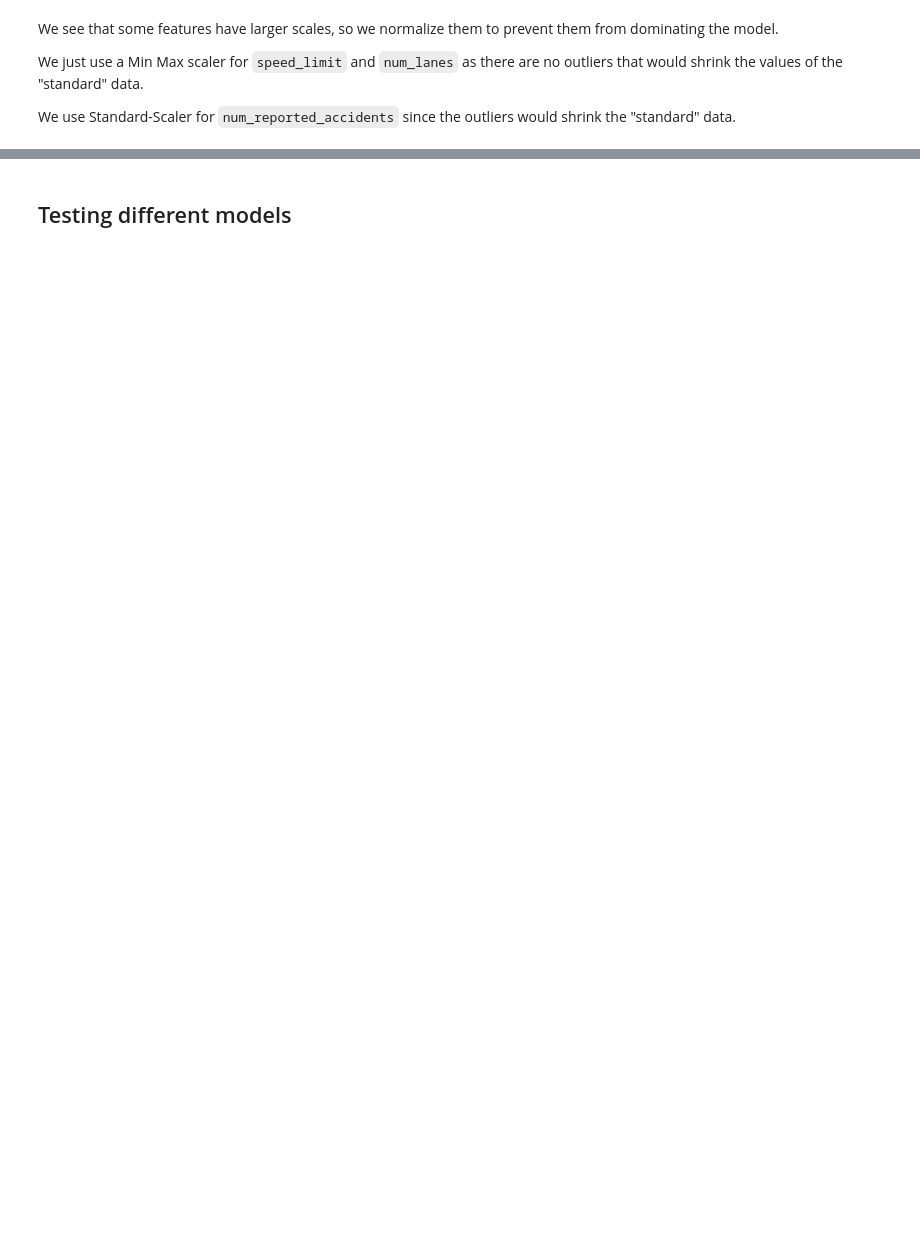
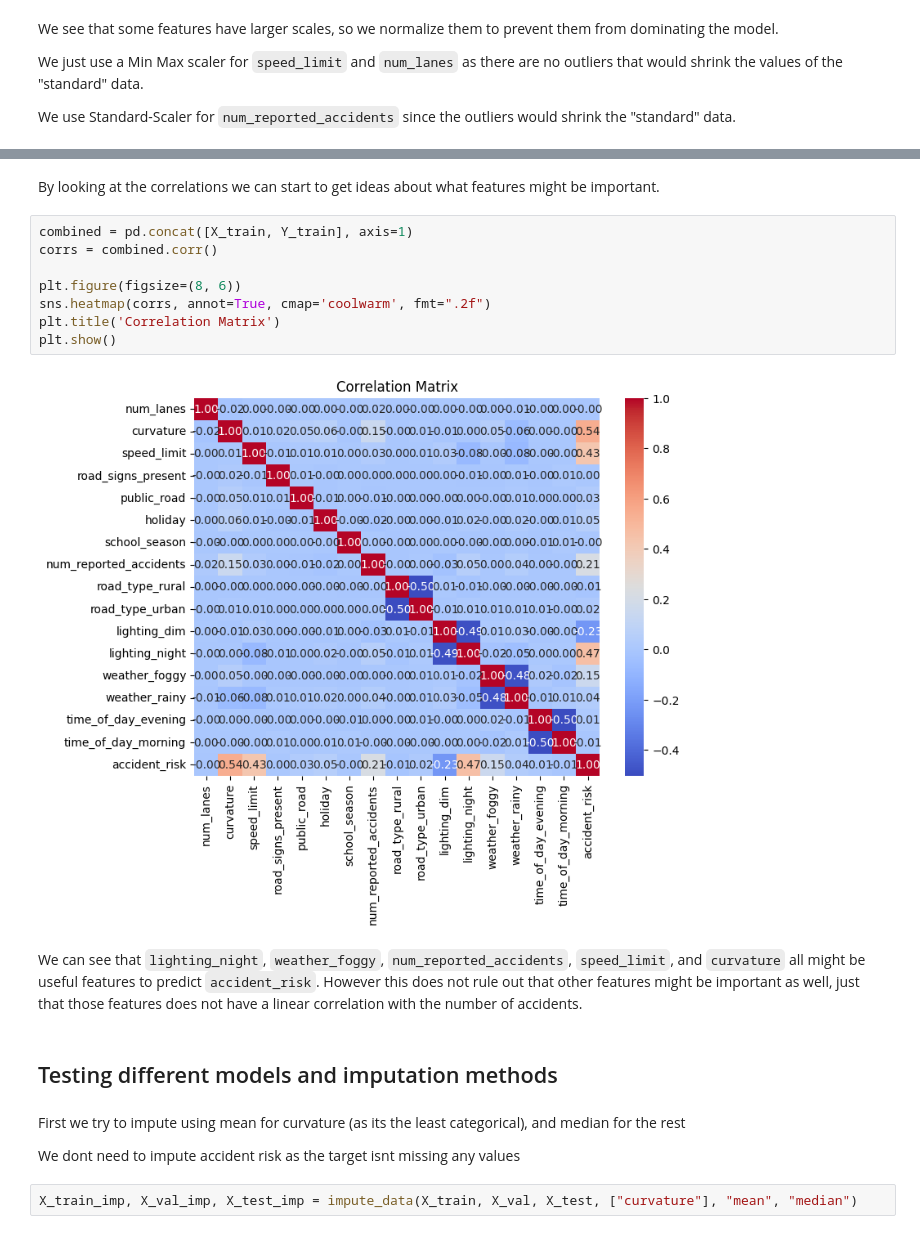
Before and after one commit to RandomNoobster/Predicting-Road-Accident-Risk, a Jupyter notebook: main.ipynb, the cells around one changed output, grey strips where cells are left out. Cells and saved outputs as stored; diff of their text form; blank space fills up the shorter version.

```diff
--- a/main.ipynb
+++ b/main.ipynb
@@ -152,3 +248,23 @@ plot_frequencies(X_train[features_to_standardize])
+# %% [markdown]
+By looking at the correlations we can start to get ideas about what features might be important.
+# %%
+combined = pd.concat([X_train, Y_train], axis=1)
+corrs = combined.corr()
+
+plt.figure(figsize=(8, 6))
+sns.heatmap(corrs, annot=True, cmap='coolwarm', fmt=".2f")
+plt.title('Correlation Matrix')
+plt.show()
+# %% [output]
+[figure, added]
+# %% [markdown]
+We can see that ``lighting_night``, ``weather_foggy``, ``num_reported_accidents``, ``speed_limit``, and ``curvature`` all might be useful features to predict ``accident_risk``. However this does not rule out that other features might be important as well, just that those features does not have a linear correlation with the number of accidents.
 # %% [markdown]
-## Testing different models
+## Testing different models and imputation methods
+# %% [markdown]
+First we try to impute using mean for curvature (as its the least categorical), and median for the rest
+
+We dont need to impute accident risk as the target isnt missing any values
+# %%
+X_train_imp, X_val_imp, X_test_imp = impute_data(X_train, X_val, X_test, ["curvature"], "mean", "median")
 # %% [markdown]
```
Also changed, not shown: parts of 46 cells of this notebook, 5 other files.
